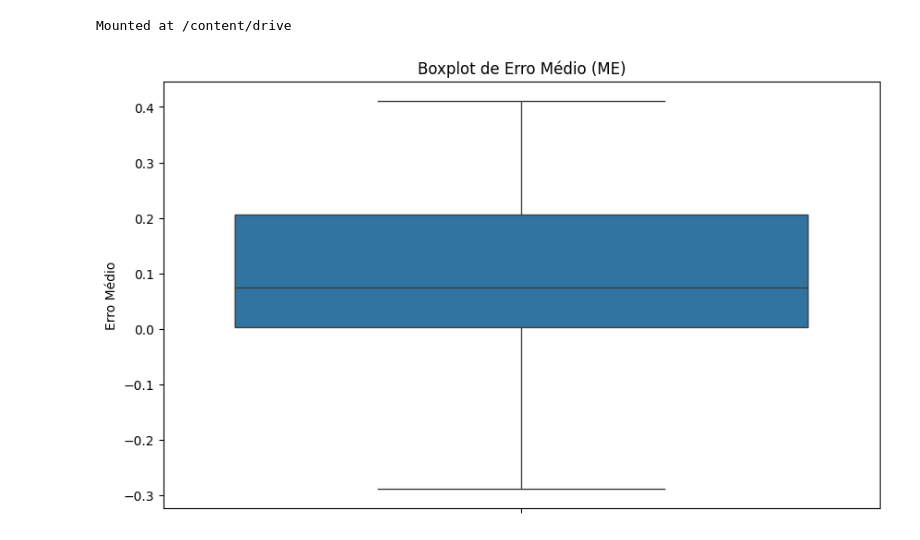
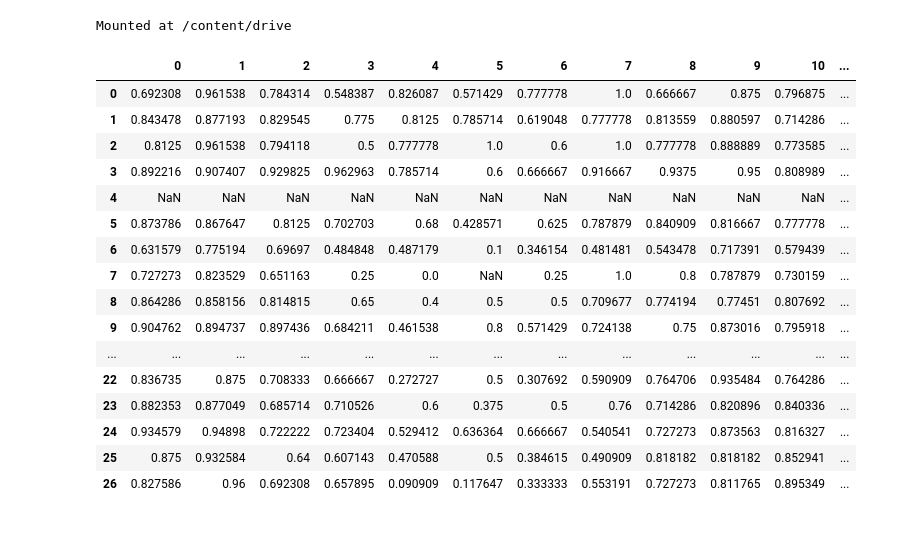
Before and after one commit to capozzolicaluan/MSWEPtest, a Jupyter notebook: Untitled1.ipynb, the cells around one changed output. Saved outputs shown, nothing was run; the diff lists cells and outputs as text; code cells hidden in the pictures.

```diff
--- a/Untitled1.ipynb
+++ b/Untitled1.ipynb
@@ -115,10 +124,8 @@ erro_csi = [None] * (dados_mswep.shape[1]-1)
 
 for estacao_i in range(dados_mswep.shape[1]-1):
 
-  sem_nan = dados_hidro.iloc[:, estacao_i+1].dropna().index
-
-  hidro_sem_nan = dados_hidro.iloc[sem_nan,estacao_i+1]
-  mswep_sem_nan = dados_mswep.iloc[sem_nan,estacao_i+1]
+  hidro_sem_nan, mswep_sem_nan = remove_nan(df_obs = dados_hidro.iloc[:, estacao_i+1],
+                                            df_sim = dados_mswep.iloc[:, estacao_i+1])
 
   erro_cc[estacao_i] = he.pearson_r(simulated_array=mswep_sem_nan, observed_array=hidro_sem_nan)
   erro_rmse[estacao_i] = he.rmse(simulated_array=mswep_sem_nan, observed_array=hidro_sem_nan)
@@ -126,16 +133,3 @@ for estacao_i in range(dados_mswep.shape[1]-1):
   erro_far[estacao_i] = cont_index(obs=hidro_sem_nan, sim=mswep_sem_nan)['far']
   erro_pod[estacao_i] = cont_index(obs=hidro_sem_nan, sim=mswep_sem_nan)['pod']
   erro_csi[estacao_i] = cont_index(obs=hidro_sem_nan, sim=mswep_sem_nan)['csi']
-# %%
-# prompt: criar um boxplot com erro_me
-
-import matplotlib.pyplot as plt
-import seaborn as sns
-
-plt.figure(figsize=(10, 6))
-sns.boxplot(y=erro_bias)
-plt.title('Boxplot de Erro Médio (ME)')
-plt.ylabel('Erro Médio')
-plt.show()
-# %% [output]
-[figure, removed]
@@ -141,0 +142,45 @@ plt.show()
+# %%
+# statistics metrics: correlation coef, relative bias, rmse, pod, false alarm ratio, critical success index
+erro_cc_mes = pd.DataFrame([[None]*12 for _ in range( (dados_mswep.shape[1]-1))])
+erro_bias_mes = erro_cc_mes.copy()
+erro_rmse_mes = erro_cc_mes.copy()
+erro_far_mes = erro_cc_mes.copy()
+erro_pod_mes = erro_cc_mes.copy()
+erro_csi_mes = erro_cc_mes.copy()
+
+for mes_m in range(0,12):
+
+  df_mes_hidro = filt_month(df = dados_hidro, month = mes_m+1)
+  df_mes_mswep = filt_month(df = dados_mswep, month = mes_m+1)
+
+  for estacao_i in range(dados_mswep.shape[1]-1):
+
+    hidro_sem_nan, mswep_sem_nan = remove_nan(df_obs = df_mes_hidro.iloc[:, estacao_i+1],
+                                              df_sim = df_mes_mswep.iloc[:, estacao_i+1])
+
+    erro_cc_mes.at[estacao_i,mes_m] = he.pearson_r(simulated_array=mswep_sem_nan, observed_array=hidro_sem_nan)
+    erro_rmse_mes.at[estacao_i,mes_m] = he.rmse(simulated_array=mswep_sem_nan, observed_array=hidro_sem_nan)
+    erro_bias_mes.at[estacao_i,mes_m] = cont_index(obs=hidro_sem_nan, sim=mswep_sem_nan)['rbias']
+    erro_far_mes.at[estacao_i,mes_m] = cont_index(obs=hidro_sem_nan, sim=mswep_sem_nan)['far']
+    erro_pod_mes.at[estacao_i,mes_m] = cont_index(obs=hidro_sem_nan, sim=mswep_sem_nan)['pod']
+    erro_csi_mes.at[estacao_i,mes_m] = cont_index(obs=hidro_sem_nan, sim=mswep_sem_nan)['csi']
+# %%
+erro_pod_mes
+# %% [output]
+|  | 0 | 1 | 2 | 3 | 4 | 5 | 6 | 7 | 8 | 9 | 10 | ... |
+| 0 | 0.692308 | 0.961538 | 0.784314 | 0.548387 | 0.826087 | 0.571429 | 0.777778 | 1.0 | 0.666667 | 0.875 | 0.796875 | ... |
+| 1 | 0.843478 | 0.877193 | 0.829545 | 0.775 | 0.8125 | 0.785714 | 0.619048 | 0.777778 | 0.813559 | 0.880597 | 0.714286 | ... |
+| 2 | 0.8125 | 0.961538 | 0.794118 | 0.5 | 0.777778 | 1.0 | 0.6 | 1.0 | 0.777778 | 0.888889 | 0.773585 | ... |
+| 3 | 0.892216 | 0.907407 | 0.929825 | 0.962963 | 0.785714 | 0.6 | 0.666667 | 0.916667 | 0.9375 | 0.95 | 0.808989 | ... |
+| 4 | NaN | NaN | NaN | NaN | NaN | NaN | NaN | NaN | NaN | NaN | NaN | ... |
+| 5 | 0.873786 | 0.867647 | 0.8125 | 0.702703 | 0.68 | 0.428571 | 0.625 | 0.787879 | 0.840909 | 0.816667 | 0.777778 | ... |
+| 6 | 0.631579 | 0.775194 | 0.69697 | 0.484848 | 0.487179 | 0.1 | 0.346154 | 0.481481 | 0.543478 | 0.717391 | 0.579439 | ... |
+| 7 | 0.727273 | 0.823529 | 0.651163 | 0.25 | 0.0 | NaN | 0.25 | 1.0 | 0.8 | 0.787879 | 0.730159 | ... |
+| 8 | 0.864286 | 0.858156 | 0.814815 | 0.65 | 0.4 | 0.5 | 0.5 | 0.709677 | 0.774194 | 0.77451 | 0.807692 | ... |
+| 9 | 0.904762 | 0.894737 | 0.897436 | 0.684211 | 0.461538 | 0.8 | 0.571429 | 0.724138 | 0.75 | 0.873016 | 0.795918 | ... |
+| ... | ... | ... | ... | ... | ... | ... | ... | ... | ... | ... | ... | ... |
+| 22 | 0.836735 | 0.875 | 0.708333 | 0.666667 | 0.272727 | 0.5 | 0.307692 | 0.590909 | 0.764706 | 0.935484 | 0.764286 | ... |
+| 23 | 0.882353 | 0.877049 | 0.685714 | 0.710526 | 0.6 | 0.375 | 0.5 | 0.76 | 0.714286 | 0.820896 | 0.840336 | ... |
+| 24 | 0.934579 | 0.94898 | 0.722222 | 0.723404 | 0.529412 | 0.636364 | 0.666667 | 0.540541 | 0.727273 | 0.873563 | 0.816327 | ... |
+| 25 | 0.875 | 0.932584 | 0.64 | 0.607143 | 0.470588 | 0.5 | 0.384615 | 0.490909 | 0.818182 | 0.818182 | 0.852941 | ... |
+| 26 | 0.827586 | 0.96 | 0.692308 | 0.657895 | 0.090909 | 0.117647 | 0.333333 | 0.553191 | 0.727273 | 0.811765 | 0.895349 | ... |
```
Also changed, not shown: parts of 4 cells of this notebook.
